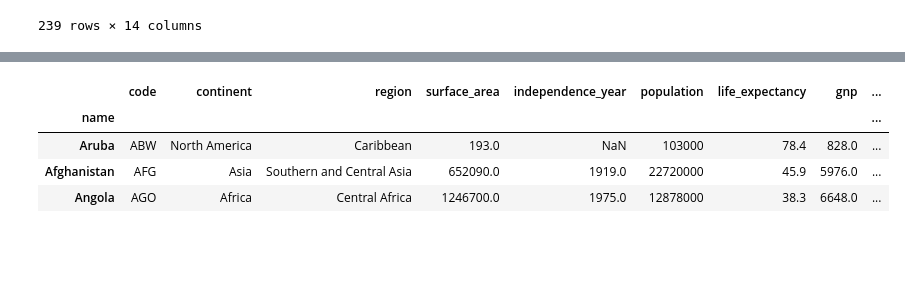
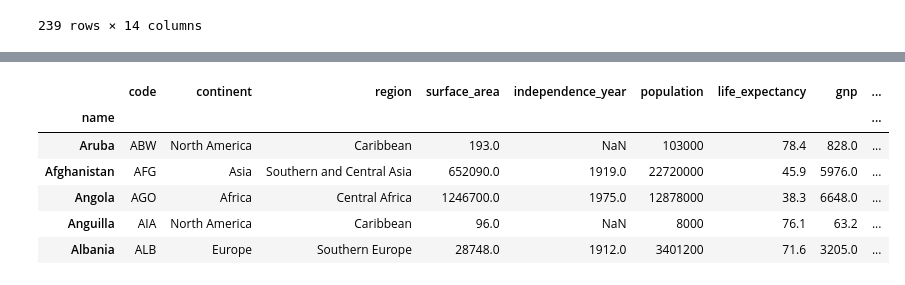
Before and after one commit to XimenaGalindo/Analitica-de-datos-, a Jupyter notebook: 1_Extraccion_de_datos.ipynb, the cells around one changed output, grey strips where cells are left out. Cells and saved outputs as stored; diff of their text form; code cells hidden in the pictures; blank space fills up the shorter version.

```diff
--- a/1_Extraccion_de_datos.ipynb
+++ b/1_Extraccion_de_datos.ipynb
@@ -99,12 +102,14 @@ filtro4
 # %%
 #filtro de CABECERA
-filtro5=df.head(3)
+filtro5=df.head(5)
 filtro5
 # %% [output]
 |  | code | continent | region | surface_area | independence_year | population | life_expectancy | gnp | ... |
 | name |  |  |  |  |  |  |  |  | ... |
 | Aruba | ABW | North America | Caribbean | 193.0 | NaN | 103000 | 78.4 | 828.0 | ... |
 | Afghanistan | AFG | Asia | Southern and Central Asia | 652090.0 | 1919.0 | 22720000 | 45.9 | 5976.0 | ... |
 | Angola | AGO | Africa | Central Africa | 1246700.0 | 1975.0 | 12878000 | 38.3 | 6648.0 | ... |
+| Anguilla | AIA | North America | Caribbean | 96.0 | NaN | 8000 | 76.1 | 63.2 | ... |
+| Albania | ALB | Europe | Southern Europe | 28748.0 | 1912.0 | 3401200 | 71.6 | 3205.0 | ... |
 # %%
 #filtro de COMPARACION
```
Also changed, not shown: parts of 8 cells of this notebook.
